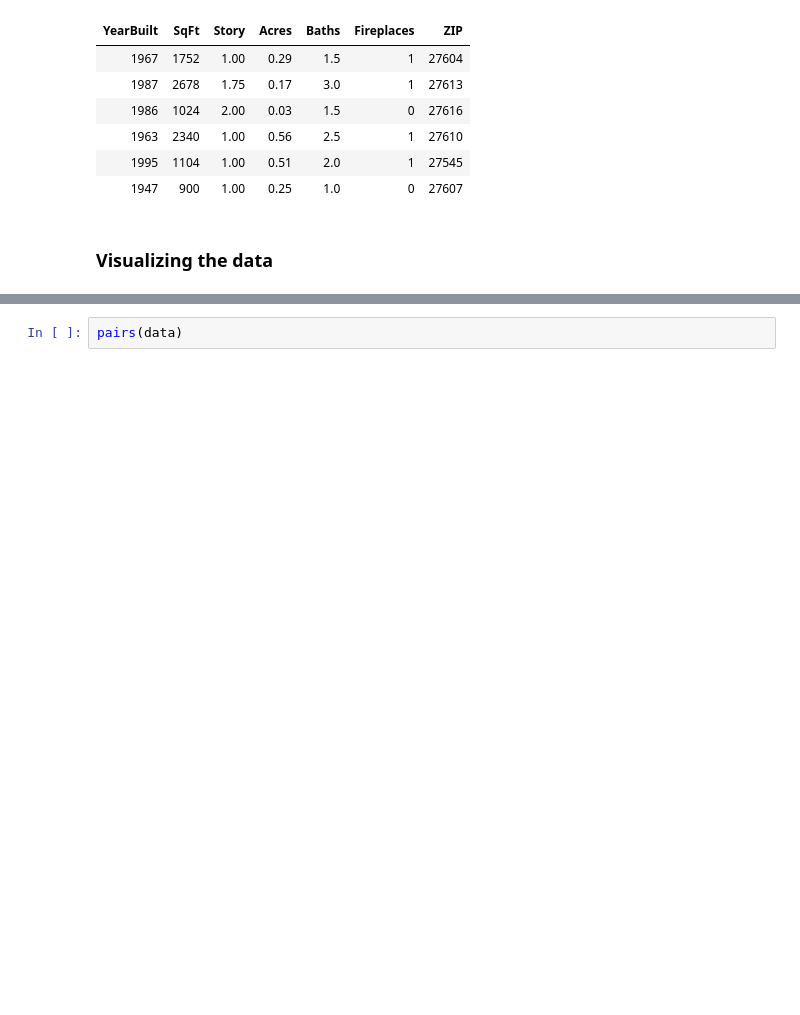
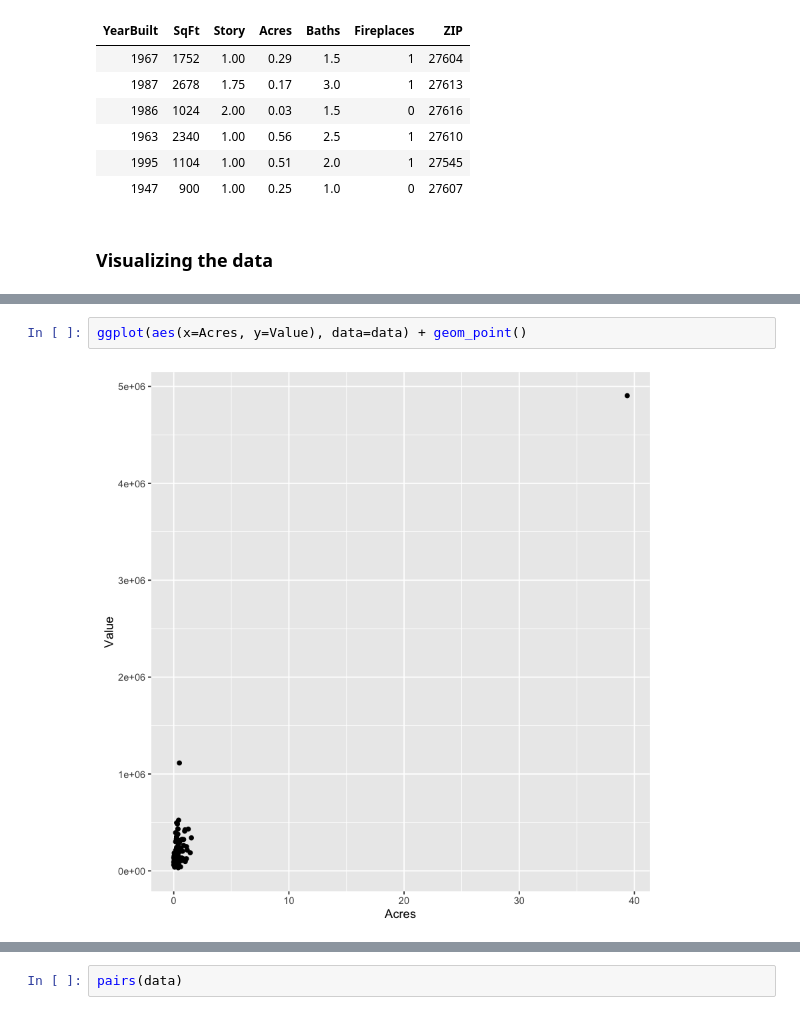
Before and after one commit to Mamie/STATS202F16Kaggle, a Jupyter notebook: notes/notes_exploratoryDataAnalysis_20161105.ipynb, the cells around one changed output, grey strips where cells are left out. Saved outputs shown, nothing was run; the diff lists cells and outputs as text; blank space fills up the shorter version.

```diff
--- a/notes/notes_exploratoryDataAnalysis_20161105.ipynb
+++ b/notes/notes_exploratoryDataAnalysis_20161105.ipynb
@@ -78,0 +107,4 @@ head(testInput)
+# %%
+ggplot(aes(x=Acres, y=Value), data=data) + geom_point()
+# %% [output]
+[figure, added]
```
Also changed, not shown: parts of 27 cells of this notebook.
